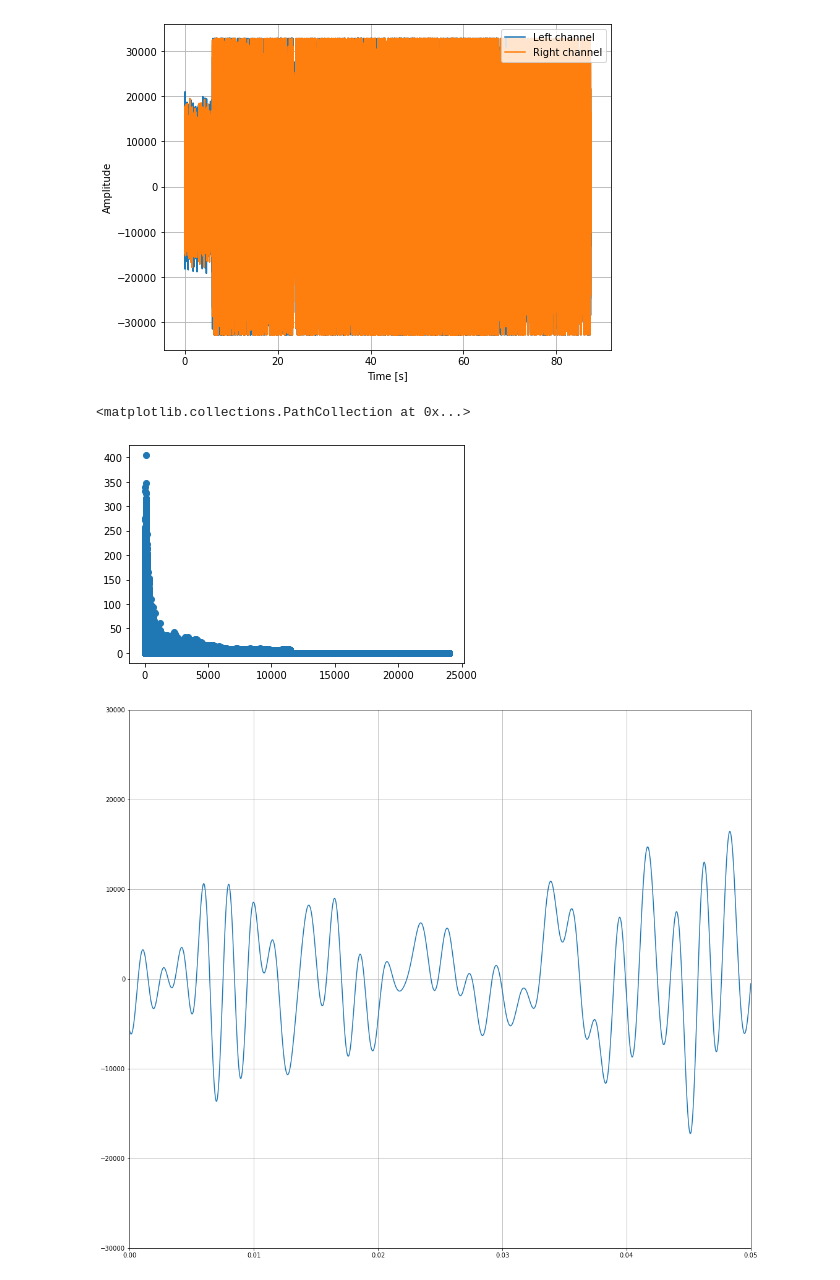
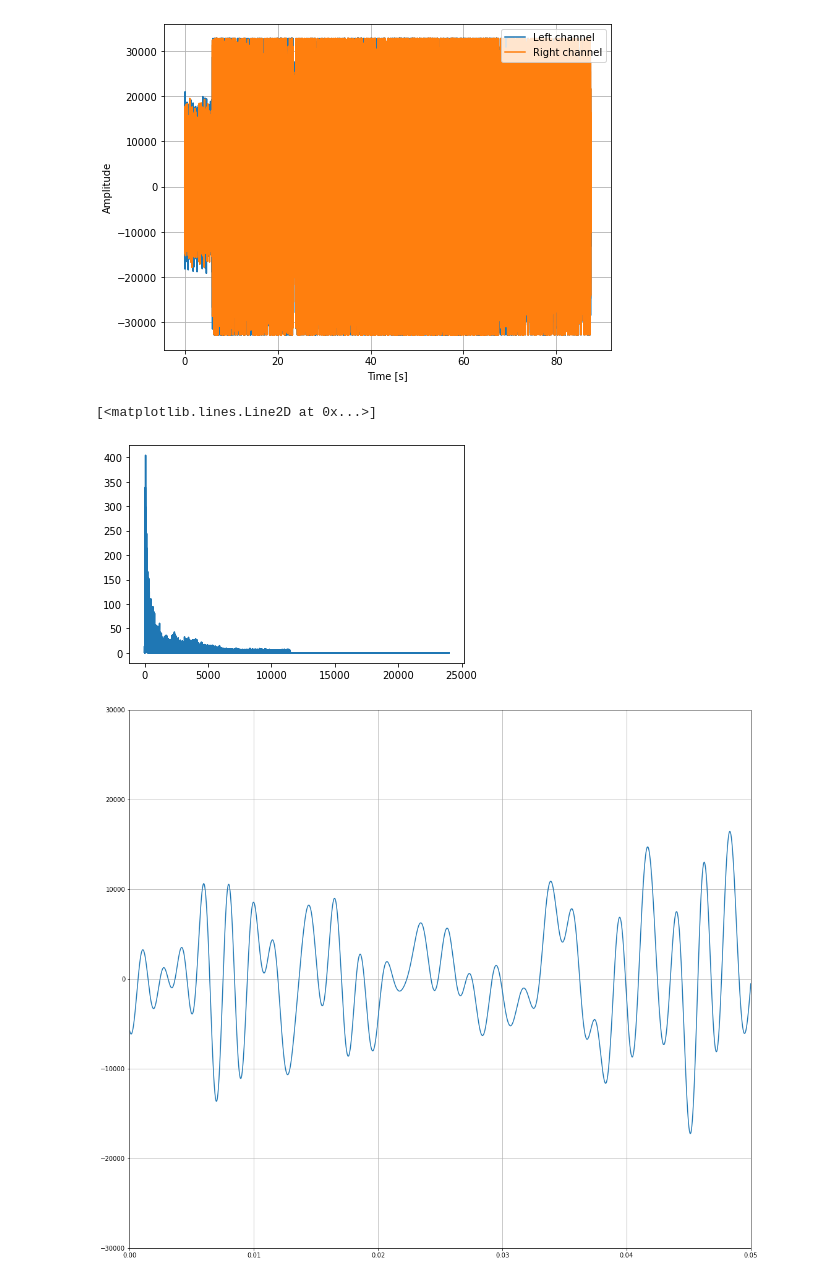
Before and after one commit to coldmayo/Megadeth-Analysis, a Jupyter notebook: Proving Paige Wrong - Project 4.ipynb, the cells around one changed output. Drawn from its saved outputs; the diff is of its cells as text; code cells hidden in the pictures.

```diff
--- a/Proving Paige Wrong - Project 4.ipynb
+++ b/Proving Paige Wrong - Project 4.ipynb
@@ -55,10 +55,10 @@ plt.grid()
 # %%
 Vdusty = (2/N)*fft(data[:, 1])
 freq = fftfreq(N,dt)
-plt.scatter(freq[0:N//2], np.abs(Vdusty[0:N//2]))
+plt.plot(freq[0:N//2], abs(Vdusty[0:N//2]))
 # %% [output]
-<matplotlib.collections.PathCollection at 0x...>
+[<matplotlib.lines.Line2D at 0x...>]
-[figure, old version]
+[figure, new version]
 # %%
 VCleanf = Vdusty.copy()
 
```
Also changed, not shown: parts of 12 cells of this notebook.
